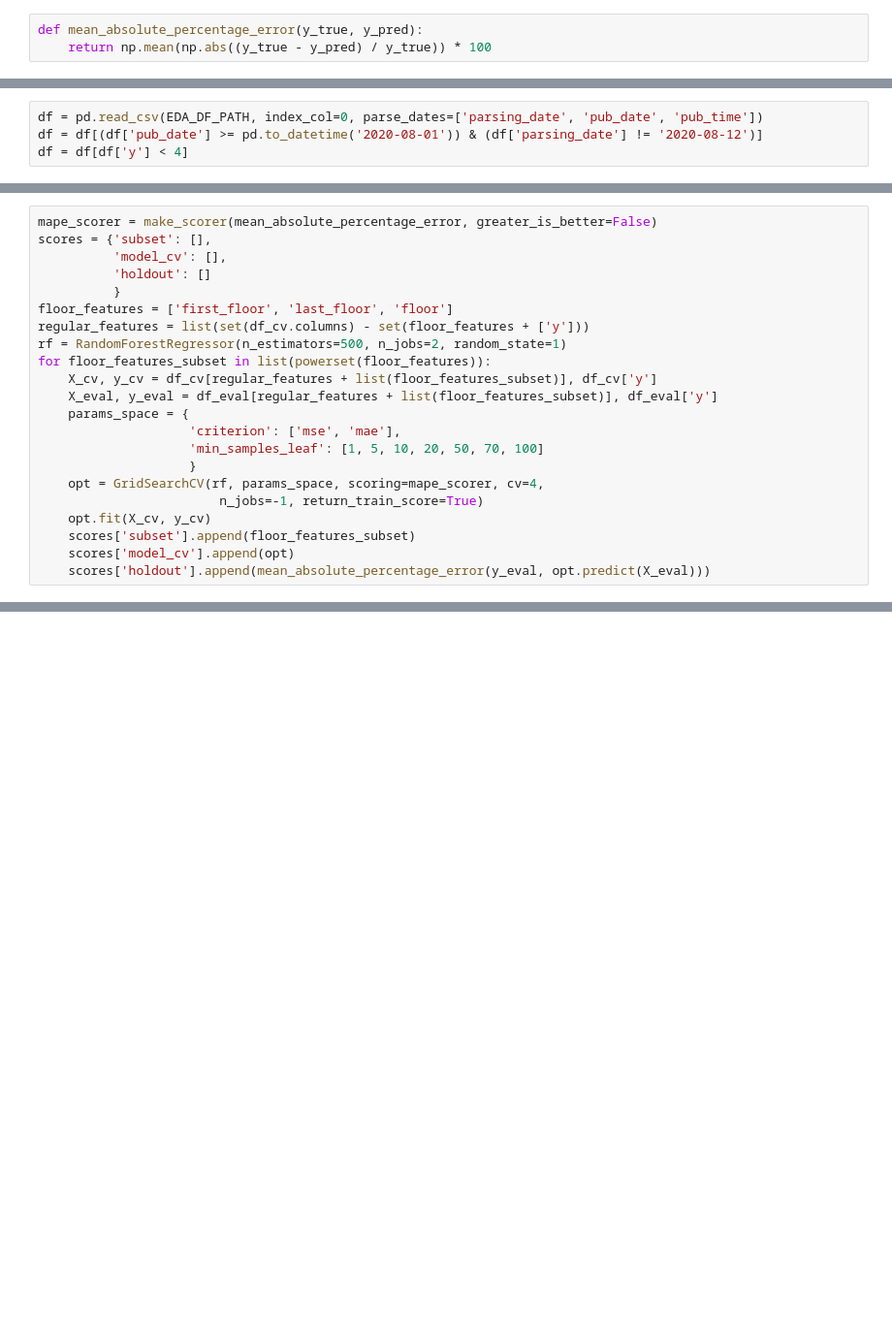
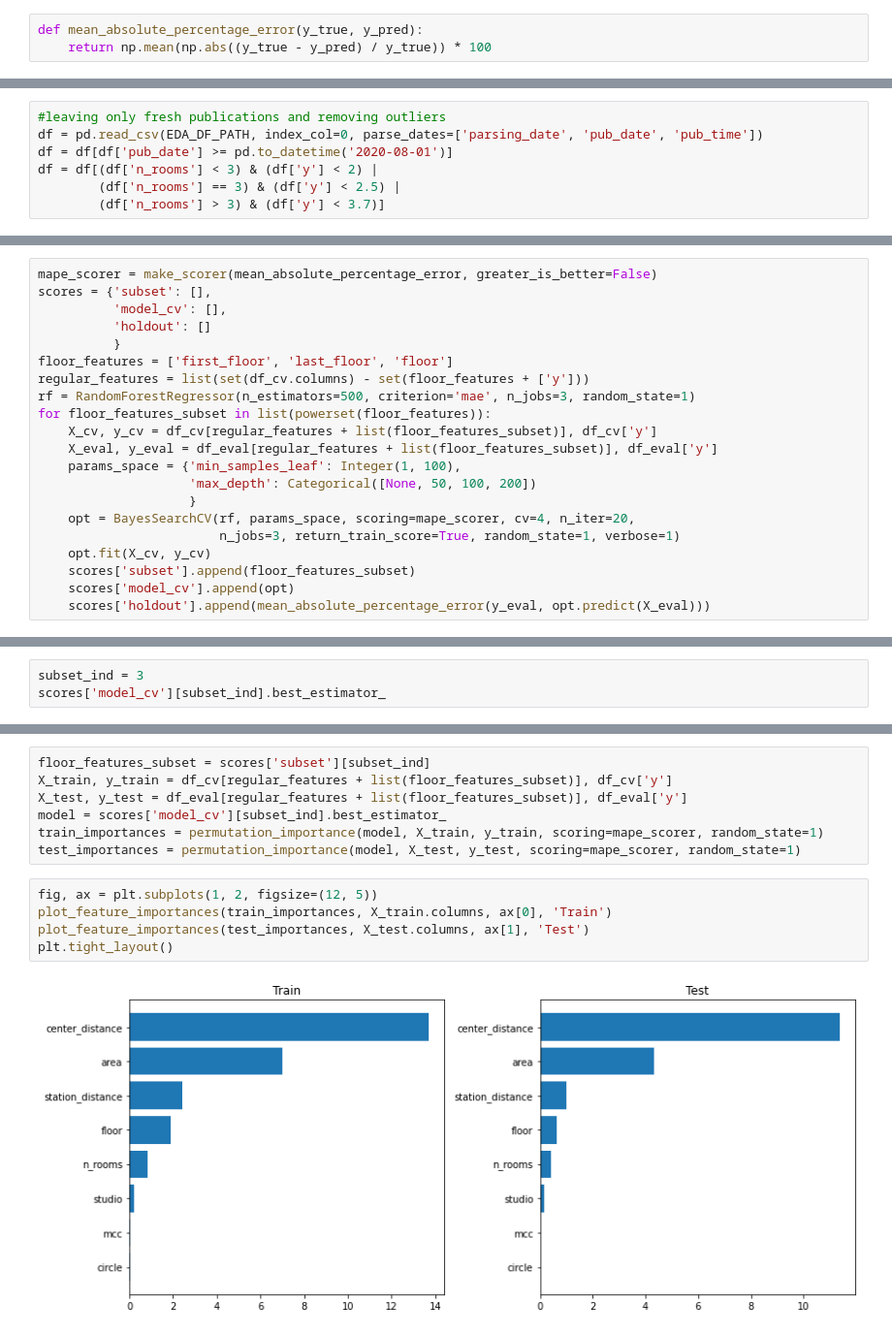
Before and after one commit to v-spitsyn/Profi, a Jupyter notebook: modelling.ipynb, the cells around one changed output, grey strips where cells are left out. Shown: that part at 97% size. Cells and saved outputs as stored; diff of their text form; blank space fills up the shorter version.

```diff
--- a/modelling.ipynb
+++ b/modelling.ipynb
@@ -23,4 +41,7 @@ def mean_absolute_percentage_error(y_true, y_pred):
 # %%
+#leaving only fresh publications and removing outliers
 df = pd.read_csv(EDA_DF_PATH, index_col=0, parse_dates=['parsing_date', 'pub_date', 'pub_time'])
-df = df[(df['pub_date'] >= pd.to_datetime('2020-08-01')) & (df['parsing_date'] != '2020-08-12')]
-df = df[df['y'] < 4]
+df = df[df['pub_date'] >= pd.to_datetime('2020-08-01')]
+df = df[(df['n_rooms'] < 3) & (df['y'] < 2) |
+        (df['n_rooms'] == 3) & (df['y'] < 2.5) |
+        (df['n_rooms'] > 3) & (df['y'] < 3.7)]
@@ -51,16 +65,15 @@ scores = {'subset': [],
           }
 floor_features = ['first_floor', 'last_floor', 'floor']
 regular_features = list(set(df_cv.columns) - set(floor_features + ['y']))
-rf = RandomForestRegressor(n_estimators=500, n_jobs=2, random_state=1)
+rf = RandomForestRegressor(n_estimators=500, criterion='mae', n_jobs=3, random_state=1)
 for floor_features_subset in list(powerset(floor_features)):
     X_cv, y_cv = df_cv[regular_features + list(floor_features_subset)], df_cv['y']
     X_eval, y_eval = df_eval[regular_features + list(floor_features_subset)], df_eval['y']
-    params_space = {
-                    'criterion': ['mse', 'mae'],
-                    'min_samples_leaf': [1, 5, 10, 20, 50, 70, 100]
+    params_space = {'min_samples_leaf': Integer(1, 100),
+                    'max_depth': Categorical([None, 50, 100, 200])
                     }
-    opt = GridSearchCV(rf, params_space, scoring=mape_scorer, cv=4,
-                        n_jobs=-1, return_train_score=True)
+    opt = BayesSearchCV(rf, params_space, scoring=mape_scorer, cv=4, n_iter=20,
+                        n_jobs=3, return_train_score=True, random_state=1, verbose=1)
     opt.fit(X_cv, y_cv)
     scores['subset'].append(floor_features_subset)
     scores['model_cv'].append(opt)
@@ -91,0 +120,3 @@ len(scores['holdout'])
+# %%
+subset_ind = 3
+scores['model_cv'][subset_ind].best_estimator_
@@ -91,0 +126,14 @@ len(scores['holdout'])
+# %%
+floor_features_subset = scores['subset'][subset_ind]
+X_train, y_train = df_cv[regular_features + list(floor_features_subset)], df_cv['y']
+X_test, y_test = df_eval[regular_features + list(floor_features_subset)], df_eval['y']
+model = scores['model_cv'][subset_ind].best_estimator_
+train_importances = permutation_importance(model, X_train, y_train, scoring=mape_scorer, random_state=1)
+test_importances = permutation_importance(model, X_test, y_test, scoring=mape_scorer, random_state=1)
+# %%
+fig, ax = plt.subplots(1, 2, figsize=(12, 5))
+plot_feature_importances(train_importances, X_train.columns, ax[0], 'Train')
+plot_feature_importances(test_importances, X_test.columns, ax[1], 'Test')
+plt.tight_layout()
+# %% [output]
+[figure, added]
```
Also changed, not shown: parts of 16 cells of this notebook.
